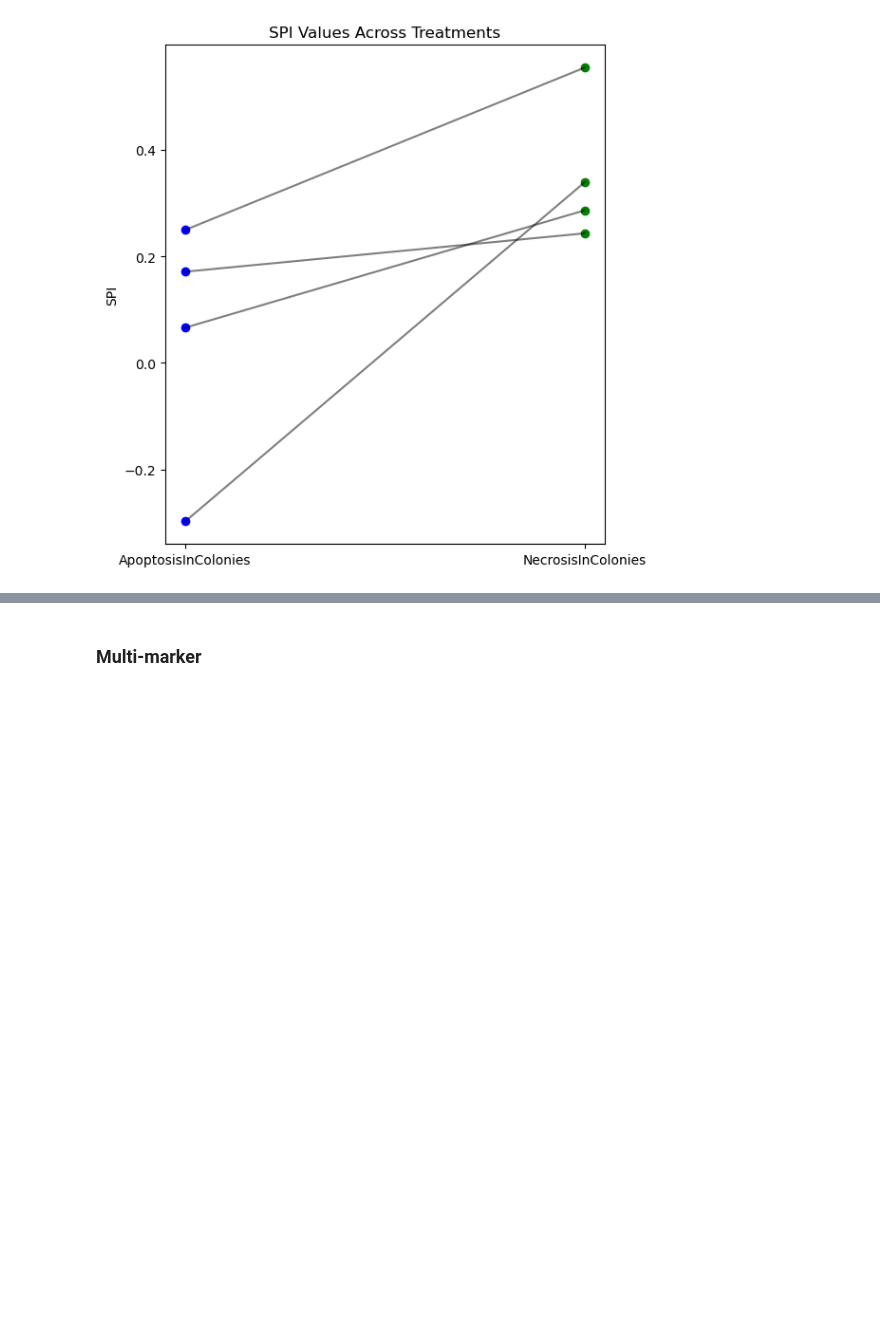
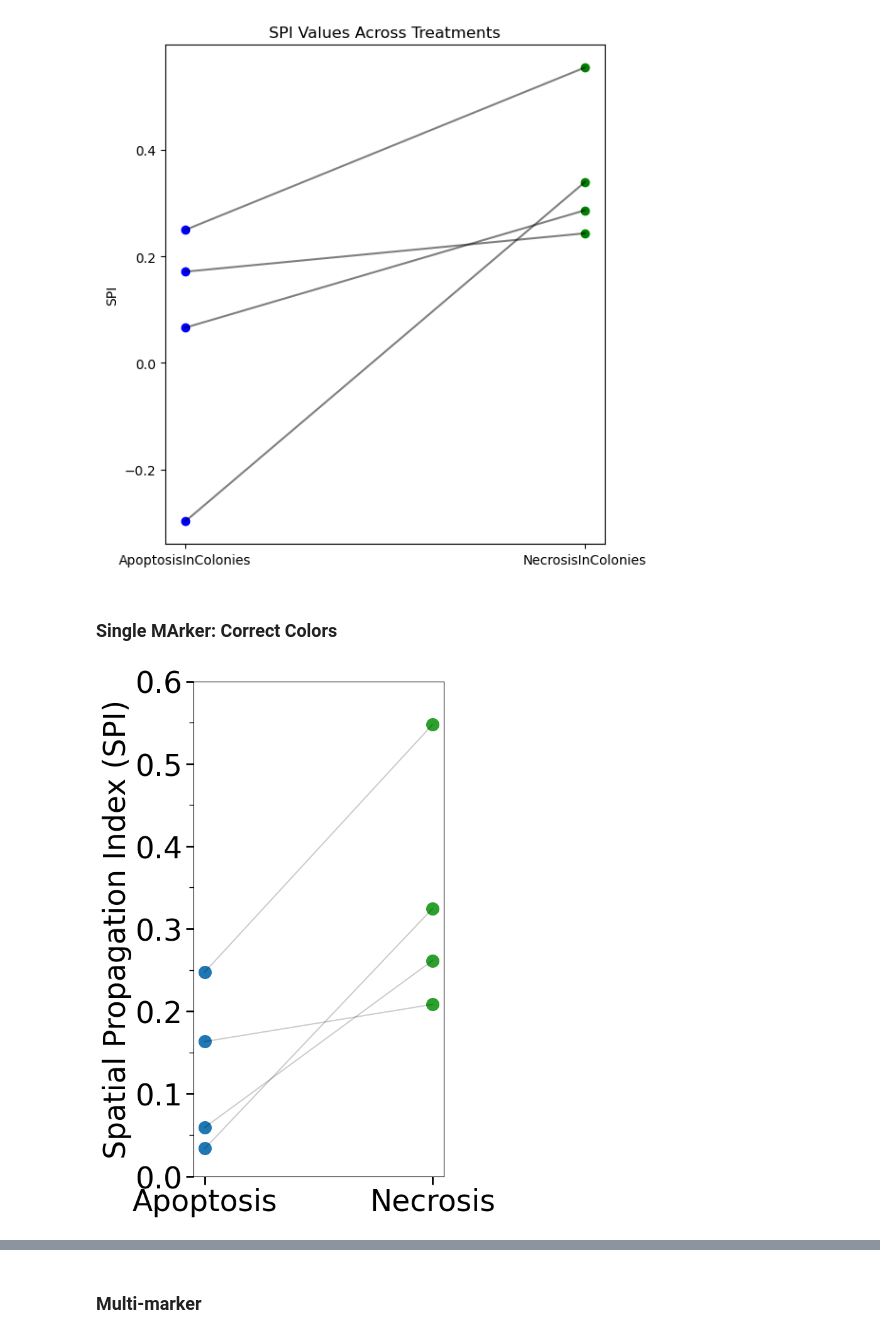
Before and after one commit to esraan/CellDeathSpreading, a Jupyter notebook: notebooks/Exp7.ipynb, the cells around one changed output, grey strips where cells are left out. Saved outputs shown, nothing was run; the diff lists cells and outputs as text; code cells hidden in the pictures; blank space fills up the shorter version.

```diff
--- a/notebooks/Exp7.ipynb
+++ b/notebooks/Exp7.ipynb
@@ -731,3 +759,72 @@ plt.tight_layout()
 plt.show()
 # %% [output]
 [figure]
+# %% [markdown]
+### Single MArker: Correct Colors
+# %%
+import matplotlib.pyplot as plt
+import numpy as np
+
+# Example data
+custom_palette =  {"ApoptosisInColonies": "#1f77b4", "NecrosisInColonies": "#2ca02c"}#{"ApoptosisInColonies": "#bf7745", "NecrosisInColonies": "#f5e18a"}
+{"ApoptosisInColonies": "#1f77b4", "NecrosisInColonies": "#2ca02c"}
+{"apoptosis": "#bf7745", "necrosis": "#f5e18a"}
+
+# Replace treatment with origin and group values
+# Filter the data for distance of 100 and sliding time window of 10
+filtered_subset = filtered_df[
+    (filtered_df['neighbors_dist_threshold'] == 100) &
+    (filtered_df['sliding_time_window_size'] == 10)
+]
+origins = filtered_subset['Origin'].unique()
+group_a_values = []
+group_b_values = []
+treatment_labels = []
+markers = ['o', 'o', 'o', 'o'] #markers = ['o', 'x', 's', '+']
+origin_marker_dict = {origin: markers[i % len(markers)] for i, origin in enumerate(origins)}
+# X positions: 0 for Group A, 1 for Group B
+x_a = np.zeros(len(origins))
+x_b = np.ones(len(origins))
+# Assign markers based on origin
+origin_markers = [origin_marker_dict[origin] for origin in origins]
+for origin in origins:
+    subset = filtered_subset[filtered_subset['Origin'] == origin]
+    group_a = subset[subset['Treatment'] == 'ApoptosisInColonies']['SPI'].mean()
+    group_b = subset[subset['Treatment'] == 'NecrosisInColonies']['SPI'].mean()
+    if not np.isnan(group_a) and not np.isnan(group_b):
+        group_a_values.append(group_a)
+        group_b_values.append(group_b)
+        treatment_labels.append(origin)  # Use treatment labels instead of origin
+
+# Plot
+plt.figure(figsize=(6.5, 9))
+
+for i in range(len(treatment_labels)):
+    # Line connecting values
+    plt.plot([x_a[i], x_b[i]], [group_a_values[i], group_b_values[i]], 'k-', alpha=0.2)
+    # Group A point
+    plt.scatter(x_a[i], group_a_values[i], color=custom_palette['ApoptosisInColonies'], marker=origin_markers[i], label='ApoptosisInColonies' if i == 0 else "", s=200)
+    # Group B point
+    plt.scatter(x_b[i], group_b_values[i], color=custom_palette['NecrosisInColonies'], marker=origin_markers[i], label='NecrosisInColonies' if i == 0 else "", s=200)
+
+custom_legend = [Line2D([0], [0], marker=marker, color='k', markerfacecolor='k', markersize=10, label=origin)
+                 for origin, marker in origin_marker_dict.items()]
+# Formatting
+plt.xticks([0, 1], ['Apoptosis', 'Necrosis'], fontsize=34)
+plt.gca().tick_params(axis='x', which='major', length=9, width=2, labelsize=34)
+plt.gca().tick_params(axis='y', which='major', length=9, width=2, labelsize=34)
+plt.gca().tick_params(axis='y', which='minor', length=5, width=1)
+plt.gca().set_yticks(np.arange(0.0, 0.7, 0.05), minor=True)
+# plt.yticks(np.arange(0.0, 0.7, 0.05), fontsize=22)
+# plt.yticks(fontsize = 22)
+plt.ylabel("Spatial Propagation Index (SPI)", fontsize = 34)
+# plt.title("SPI Values Across Treatments")
+plt.ylim(0.0, 0.6)
+plt.legend(handles=custom_legend, title="Origins", loc='lower right').remove()
+plt.grid(False)
+plt.tight_layout()
+plt.gca().set_facecolor('none')
+plt.savefig("/home/esraan/CellDeathSpreading/results/SPIAcrossOrigins_paperf_dc_r.svg", format="svg", facecolor='none')
+plt.show()
+# %% [output]
+[figure, added]
```
Also changed, not shown: parts of 23 cells of this notebook, 20 other files.
